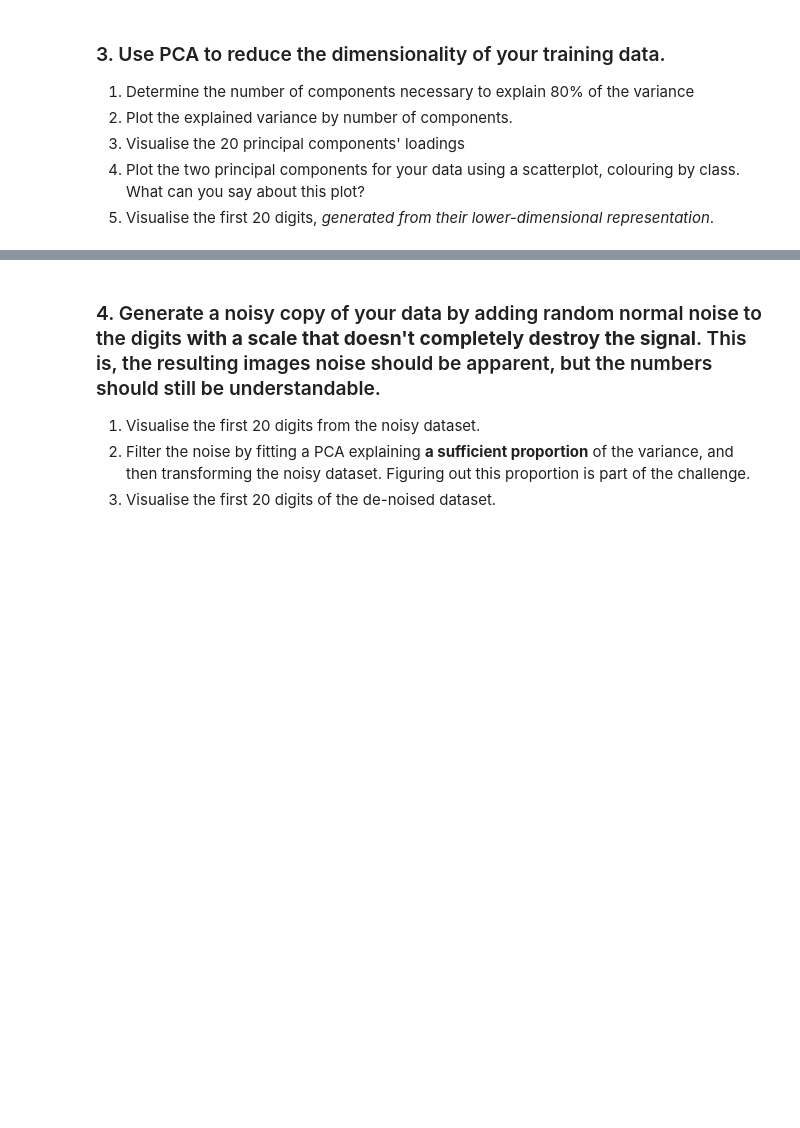
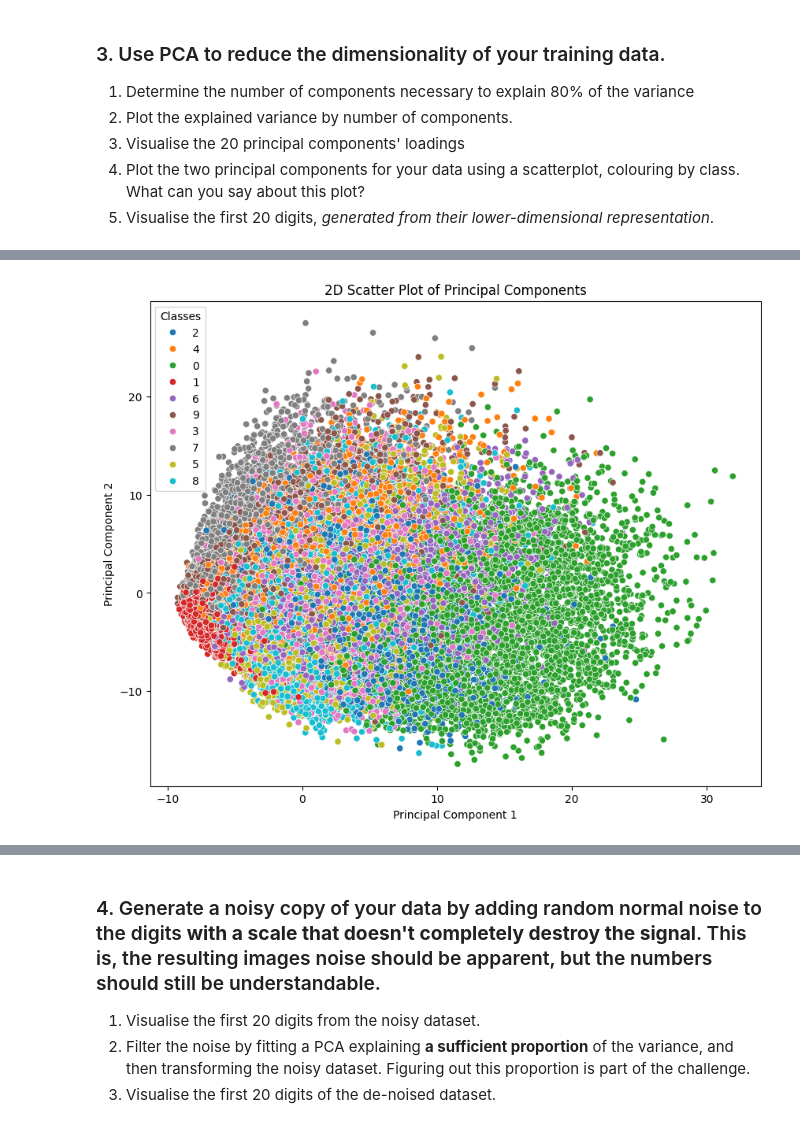
Before and after one commit to OscarIsorez/ComputerVision, a Jupyter notebook: CSC3831_Part_I/Coursework/Part2_Coursework.ipynb, the cells around one changed output, grey strips where cells are left out. Cells and saved outputs as stored; diff of their text form; code cells hidden in the pictures; blank space fills up the shorter version.

```diff
--- a/CSC3831_Part_I/Coursework/Part2_Coursework.ipynb
+++ b/CSC3831_Part_I/Coursework/Part2_Coursework.ipynb
@@ -207,0 +236,16 @@ def plot_P1_over_P2(pca):
+# %%
+
+# 4. Plot the two principal components for your data using a scatterplot, colouring by class. What can you say about this plot?
+def plot_P1_over_P2(pca):
+    plt.figure(figsize=(10, 8))
+    sns.scatterplot(x=train_img_pca[:, 0], y=train_img_pca[:, 1], hue=train_labels, palette='tab10')
+    plt.xlabel('Principal Component 1')
+    plt.ylabel('Principal Component 2')
+    plt.title('2D Scatter Plot of Principal Components')
+    plt.legend(title='Classes')
+    # plt.savefig('pca_scatter_classes_visu.png')
+    plt.show()
+
+plot_P1_over_P2(pca)
+# %% [output]
+[figure, added]
```
Also changed, not shown: parts of 20 cells of this notebook, 2 other files.
